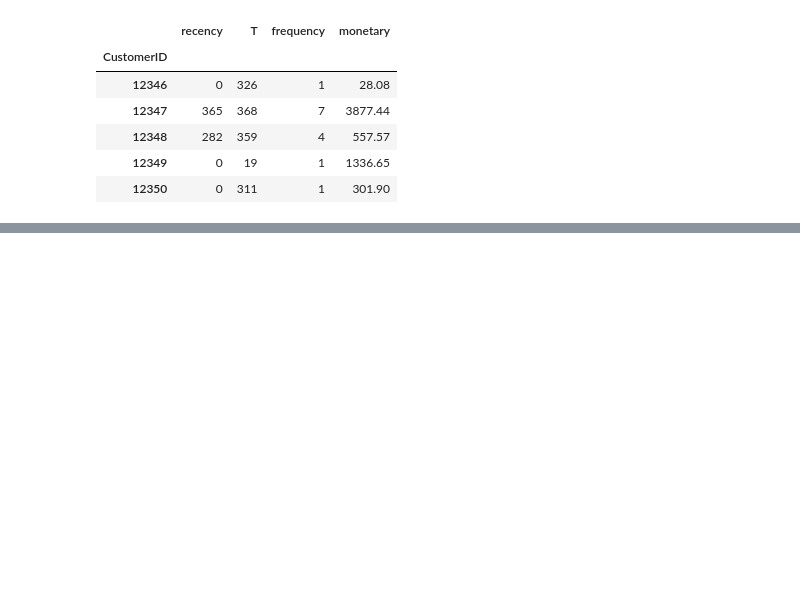
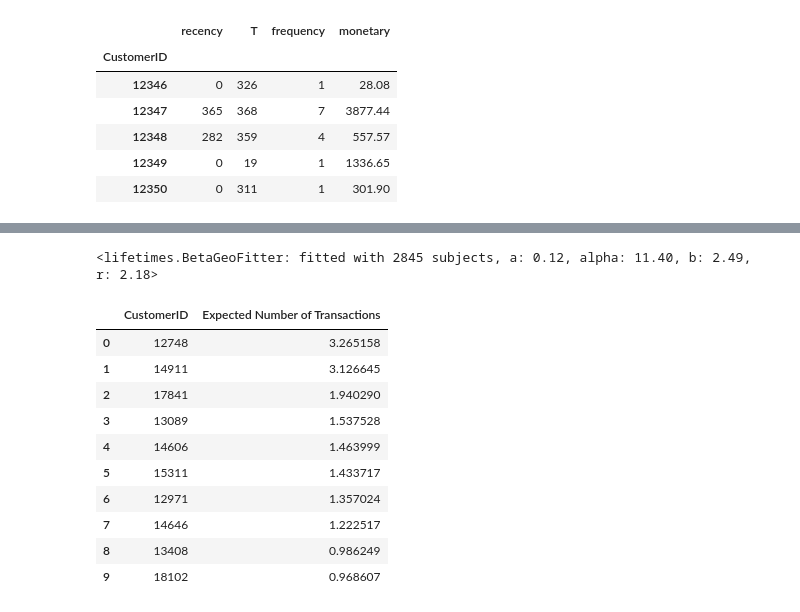
Before and after one commit to Ashar88/CRMAnalytics, a Jupyter notebook: CRM_Analytics.ipynb, the cells around one changed output, grey strips where cells are left out. Cells and saved outputs as stored; diff of their text form; code cells hidden in the pictures; blank space fills up the shorter version.

```diff
--- a/CRM_Analytics.ipynb
+++ b/CRM_Analytics.ipynb
@@ -469,0 +478,21 @@ cltv_df = cltv_df[(cltv_df['frequency'] > 1)]
+# %%
+bgf = BetaGeoFitter(penalizer_coef=0.001) # for ovoiding overfitting
+bgf.fit(cltv_df["frequency"], cltv_df["recency"], cltv_df["T"])
+# %% [output]
+<lifetimes.BetaGeoFitter: fitted with 2845 subjects, a: 0.12, alpha: 11.40, b: 2.49, r: 2.18>
+# %%
+bgf.conditional_expected_number_of_purchases_up_to_time(1, cltv_df["frequency"],
+                                                            cltv_df["recency"],
+                                                            cltv_df["T"]).sort_values(ascending = False).head(10).to_frame("Expected Number of Transactions").reset_index()
+# %% [output]
+|  | CustomerID | Expected Number of Transactions |
+| 0 | 12748 | 3.265158 |
+| 1 | 14911 | 3.126645 |
+| 2 | 17841 | 1.940290 |
+| 3 | 13089 | 1.537528 |
+| 4 | 14606 | 1.463999 |
+| 5 | 15311 | 1.433717 |
+| 6 | 12971 | 1.357024 |
+| 7 | 14646 | 1.222517 |
+| 8 | 13408 | 0.986249 |
+| 9 | 18102 | 0.968607 |
```
Also changed, not shown: parts of 3 cells of this notebook.
